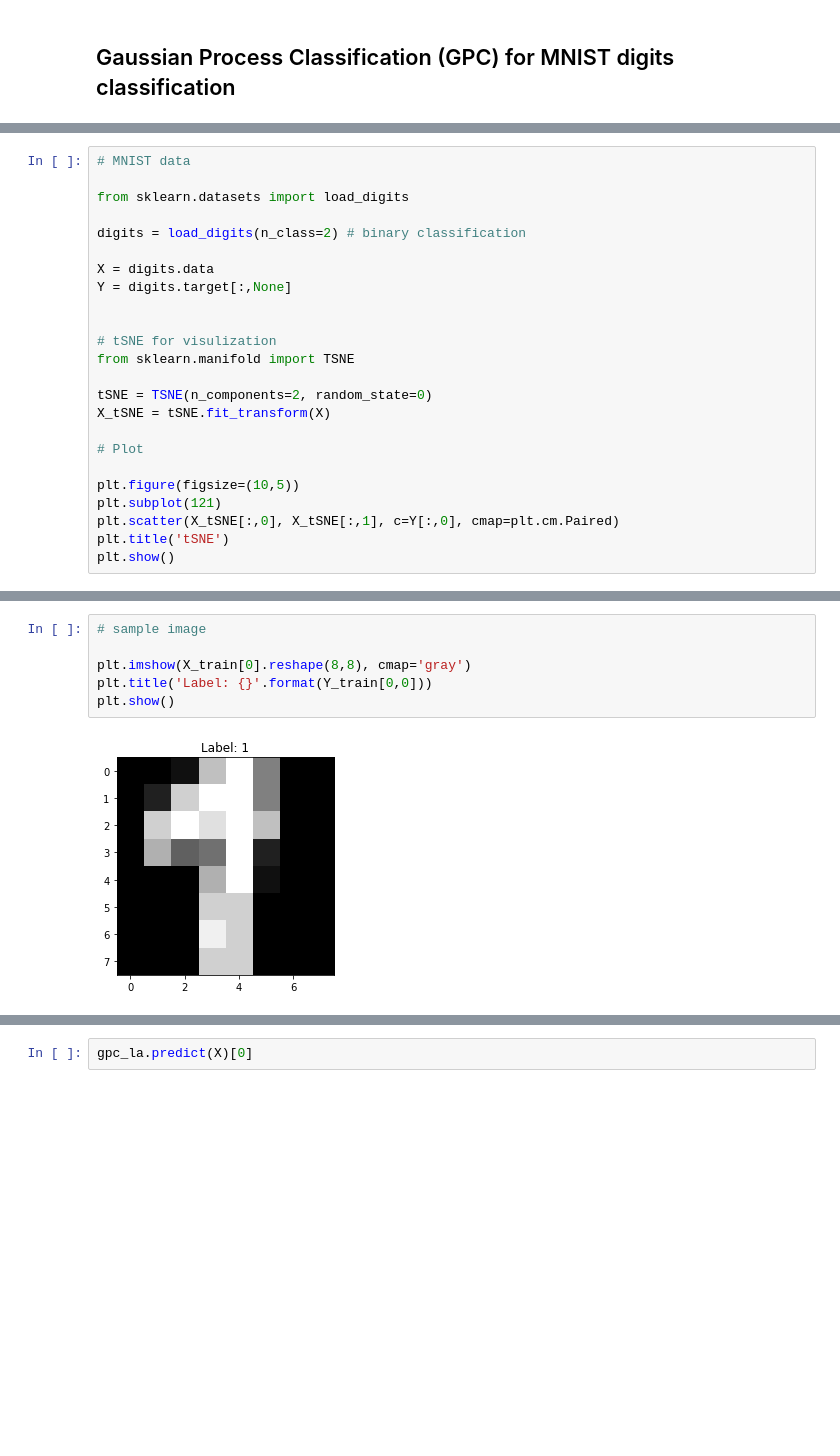
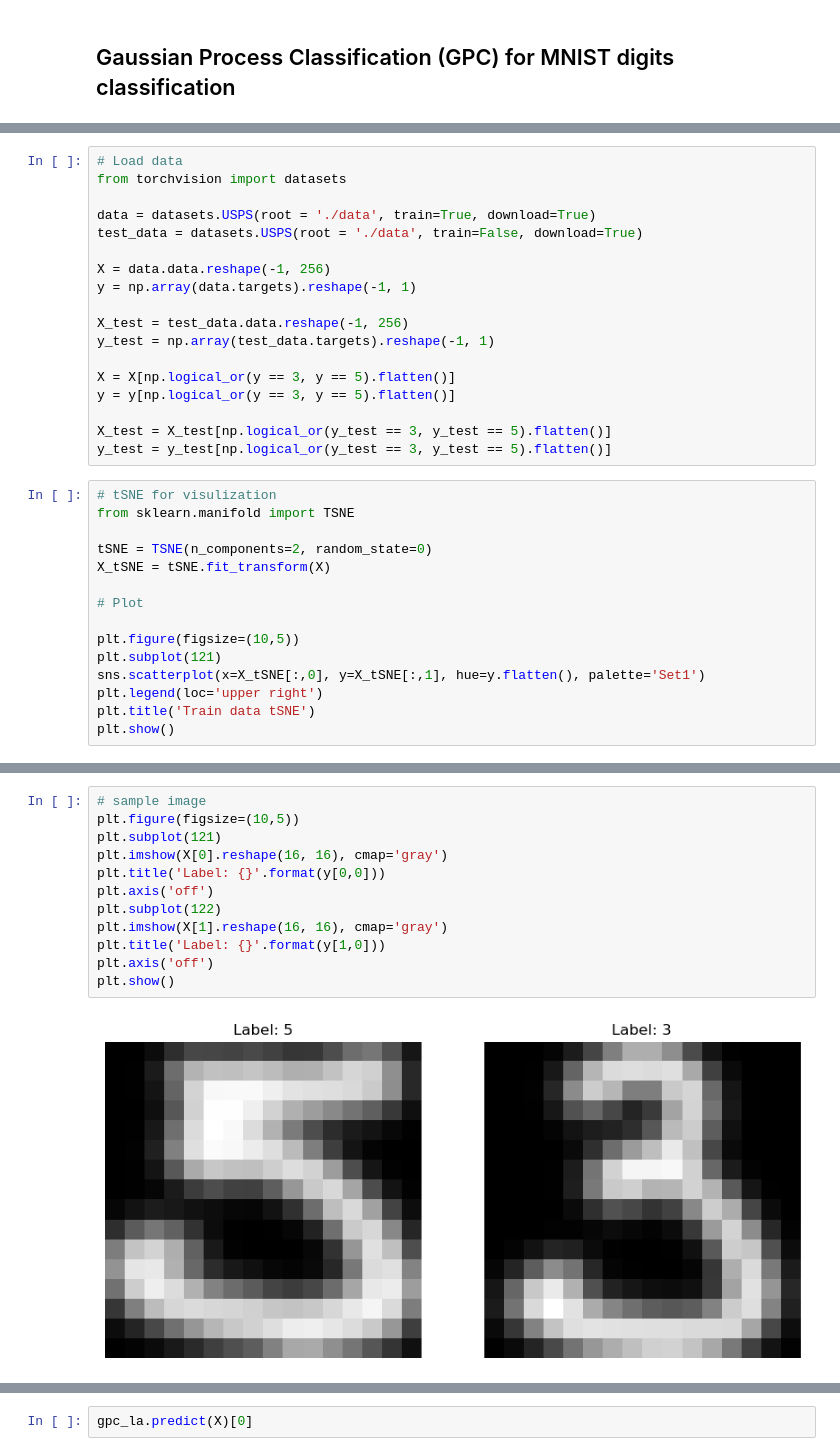
Before and after one commit to ddangchani/Supplements, a Jupyter notebook: Statistical Learning/GP_mnist.ipynb, the cells around one changed output, grey strips where cells are left out. Cells and saved outputs as stored; diff of their text form; blank space fills up the shorter version.

```diff
--- a/Statistical Learning/GP_mnist.ipynb
+++ b/Statistical Learning/GP_mnist.ipynb
@@ -12,14 +15,22 @@ from sklearn.model_selection import train_test_split
+# %%
+# Load data
+from torchvision import datasets
+
+data = datasets.USPS(root = './data', train=True, download=True)
+test_data = datasets.USPS(root = './data', train=False, download=True)
+
+X = data.data.reshape(-1, 256)
+y = np.array(data.targets).reshape(-1, 1)
+
+X_test = test_data.data.reshape(-1, 256)
+y_test = np.array(test_data.targets).reshape(-1, 1)
+
+X = X[np.logical_or(y == 3, y == 5).flatten()]
+y = y[np.logical_or(y == 3, y == 5).flatten()]
+
+X_test = X_test[np.logical_or(y_test == 3, y_test == 5).flatten()]
+y_test = y_test[np.logical_or(y_test == 3, y_test == 5).flatten()]
 # %%
-# MNIST data
-
-from sklearn.datasets import load_digits
-
-digits = load_digits(n_class=2) # binary classification
-
-X = digits.data
-Y = digits.target[:,None]
-
-
 # tSNE for visulization
 from sklearn.manifold import TSNE
 
@@ -30,7 +41,8 @@ X_tSNE = tSNE.fit_transform(X)
 
 plt.figure(figsize=(10,5))
 plt.subplot(121)
-plt.scatter(X_tSNE[:,0], X_tSNE[:,1], c=Y[:,0], cmap=plt.cm.Paired)
-plt.title('tSNE')
+sns.scatterplot(x=X_tSNE[:,0], y=X_tSNE[:,1], hue=y.flatten(), palette='Set1')
+plt.legend(loc='upper right')
+plt.title('Train data tSNE')
 plt.show()
 # %% [output]
@@ -41,8 +50,14 @@ X_train, X_test, Y_train, Y_test = train_test_split(X, Y, test_size=0.2, random_
 # %%
 # sample image
-
-plt.imshow(X_train[0].reshape(8,8), cmap='gray')
-plt.title('Label: {}'.format(Y_train[0,0]))
+plt.figure(figsize=(10,5))
+plt.subplot(121)
+plt.imshow(X[0].reshape(16, 16), cmap='gray')
+plt.title('Label: {}'.format(y[0,0]))
+plt.axis('off')
+plt.subplot(122)
+plt.imshow(X[1].reshape(16, 16), cmap='gray')
+plt.title('Label: {}'.format(y[1,0]))
+plt.axis('off')
 plt.show()
 # %% [output]
-[figure, old version]
+[figure, new version]
```
Also changed, not shown: parts of 6 cells of this notebook, 2 other files.
